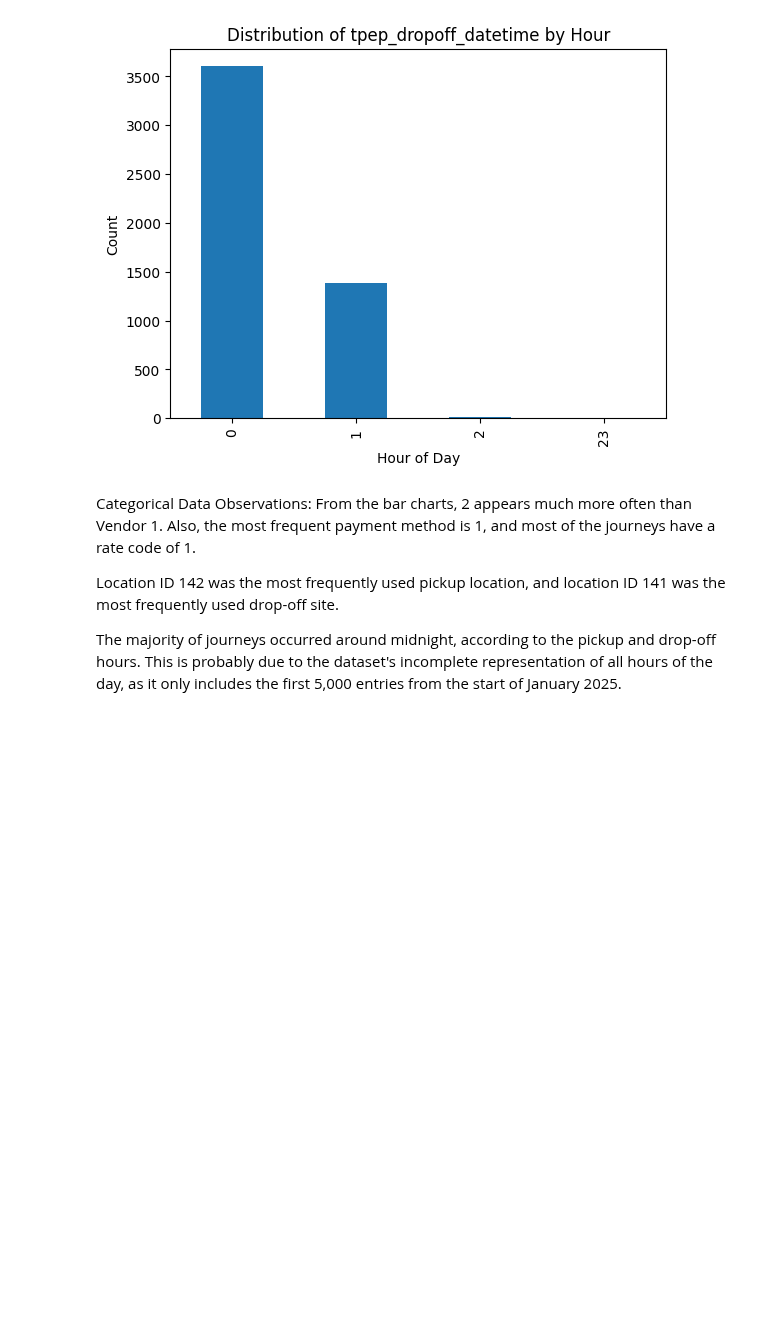
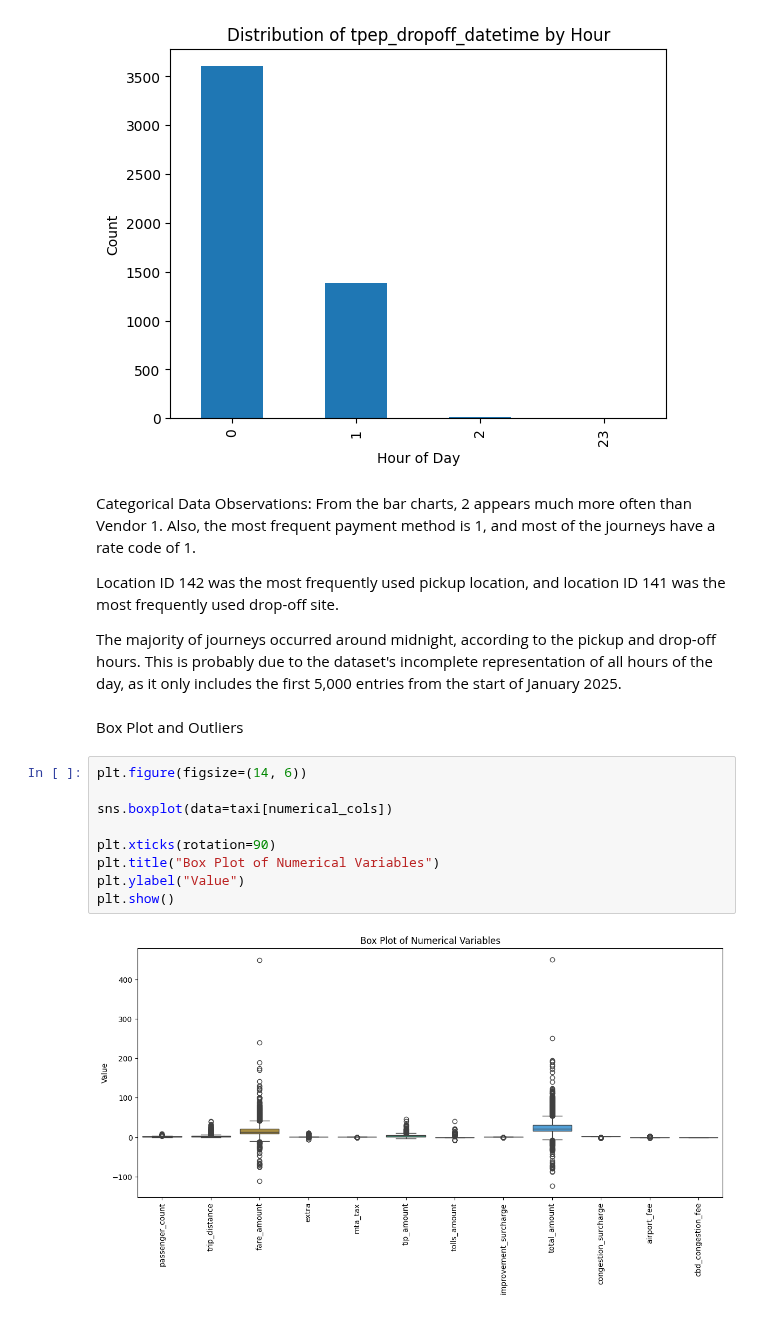
Before and after one commit to tasm3/cs460-data-scienc, a Jupyter notebook: nyc_taxi_eda.ipynb, the cells around one changed output. Saved outputs shown, nothing was run; the diff lists cells and outputs as text; blank space fills up the shorter version.

Commit message:
box plot and outlier analysis

```diff
--- a/nyc_taxi_eda.ipynb
+++ b/nyc_taxi_eda.ipynb
@@ -258,3 +258,16 @@ From the bar charts, 2 appears much more often than Vendor 1. Also, the most fre
 Location ID 142 was the most frequently used pickup location, and location ID 141 was the most frequently used drop-off site.
 
 The majority of journeys occurred around midnight, according to the pickup and drop-off hours. This is probably due to the dataset's incomplete representation of all hours of the day, as it only includes the first 5,000 entries from the start of January 2025.
+# %% [markdown]
+Box Plot and Outliers
+# %%
+plt.figure(figsize=(14, 6))
+
+sns.boxplot(data=taxi[numerical_cols])
+
+plt.xticks(rotation=90)
+plt.title("Box Plot of Numerical Variables")
+plt.ylabel("Value")
+plt.show()
+# %% [output]
+[figure, added]
```
Also changed, not shown: parts of 2 cells of this notebook.
